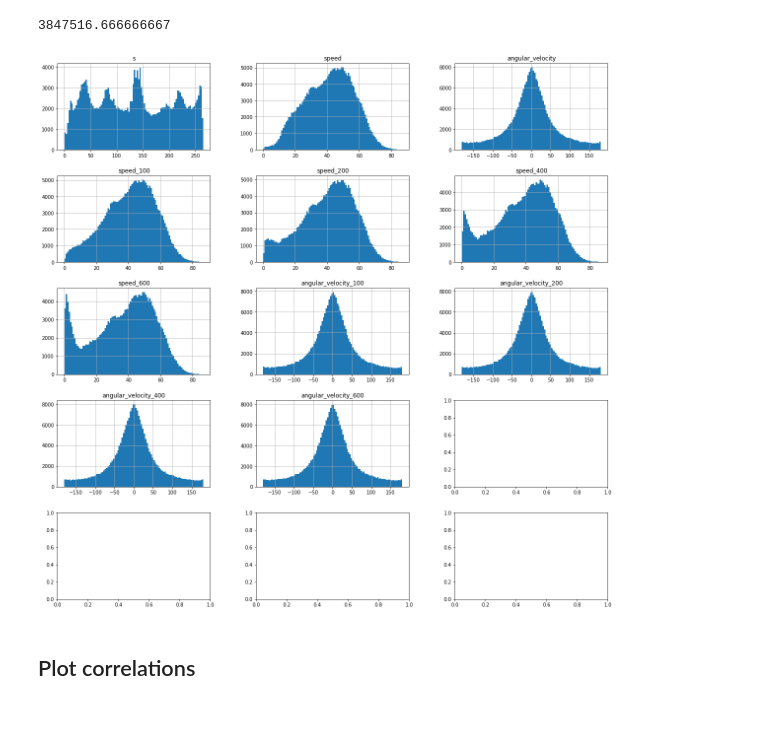
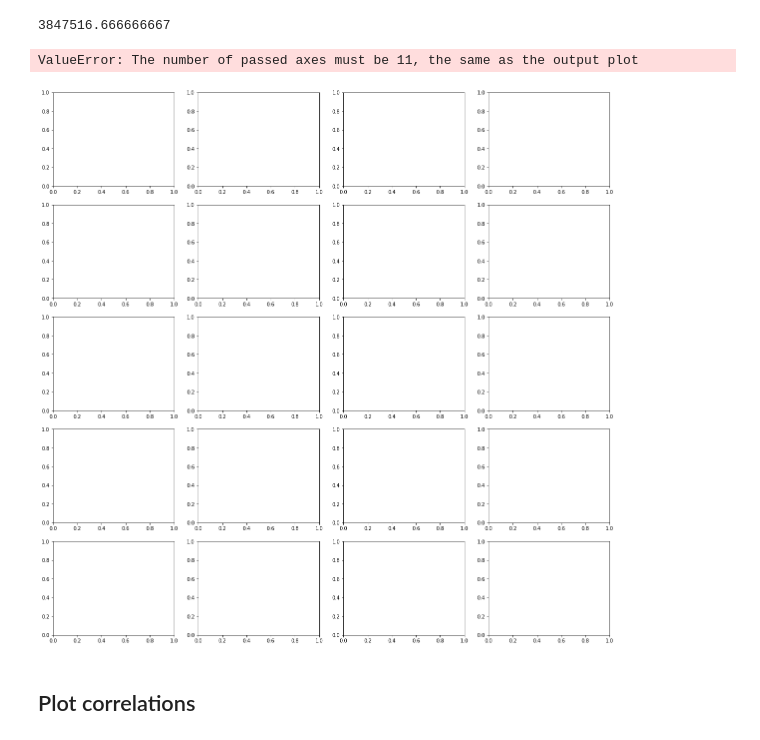
Before and after one commit to BrancoLab/LocomotionControl, a Jupyter notebook: analysis/ephys/glm/variables_correlation.ipynb, the cells around one changed output. Saved outputs shown, nothing was run; the diff lists cells and outputs as text; code cells hidden in the pictures.

Commit message:
glm data generation almost done

```diff
--- a/analysis/ephys/glm/variables_correlation.ipynb
+++ b/analysis/ephys/glm/variables_correlation.ipynb
@@ -123,11 +121,12 @@ then collect behavioral variable and curvature + variables offset by various del
 # %%
 variables = ("s", "speed", "angular_velocity")
 time_shifters = ("speed", "angular_velocity")
-time_shifts = (100, 200, 400, 600)
+time_shifts = (250, 500)
 
 variables_data = {
     **{v:[] for v in variables},
     **{f"{v}_{t}":[] for v in time_shifters for t in time_shifts},
+    **{f"d{v}_dt_{t}":[] for v in time_shifters for t in time_shifts},
 }
 
 
@@ -136,14 +135,20 @@ for REC in get_recording_names():
     bouts = trim_bouts(get_session_bouts(REC, complete=None, direction=None))
 
     for i, bout in bouts.iterrows():
-        variables_data["speed"].extend(body.speed[bout.trim_start:bout.trim_end])
+        cur_speed = body.speed[bout.trim_start:bout.trim_end]
+        cur_o = body.angular_velocity[bout.trim_start:bout.trim_end] / 60
+        variables_data["speed"].extend(cur_speed)
         variables_data["s"].extend(bout.s[bout.trim_start - bout.start_frame : bout.trim_end - bout.start_frame])
-        variables_data["angular_velocity"].extend(body.angular_velocity[bout.trim_start:bout.trim_end] / 60)
+        variables_data["angular_velocity"].extend(cur_o)
 
         for dt in time_shifts:
             dt_frames = int(dt/1000 * 60)
-            variables_data[f"speed_{dt}"].extend(body.speed[bout.trim_start+dt_frames:bout.trim_end+dt_frames])
-            variables_data[f"angular_velocity_{dt}"].extend(body.angular_velocity[bout.trim_start+dt_frames:bout.trim_end+dt_frames] / 60)
+            future_speed = body.speed[bout.trim_start+dt_frames:bout.trim_end+dt_frames]
+            future_o = body.angular_velocity[bout.trim_start+dt_frames:bout.trim_end+dt_frames] / 60
+            variables_data[f"speed_{dt}"].extend(future_speed)
+            variables_data[f"angular_velocity_{dt}"].extend(future_o)
+            variables_data[f"dspeed_dt_{dt}"].extend((future_speed - cur_speed))
+            variables_data[f"dangular_velocity_dt_{dt}"].extend((future_o - cur_o))
 
 data = pd.DataFrame(variables_data)
 print(len(data) / 60 * 1000)
@@ -165,11 +170,12 @@ def fit_line(X, Y,  ax):
     ax.plot(X, yhat, lw=3, color='r', label=f"R2={r2:.2f}")
     ax.legend(loc='upper right')
 # %%
-fig, axis = plt.subplots(5,3,figsize=(20, 20))
-axes = axis.flatten()[:11]
+fig, axis = plt.subplots(5,4,figsize=(20, 20))
+axes = axis.flatten()[:19]
 _ = data.hist(ax=axes, bins=100)
 # %% [output]
+ValueError: The number of passed axes must be 11, the same as the output plot
-[figure, old version]
+[figure, new version]
 # %% [markdown]
 ## Plot correlations
 # %%
```
Also changed, not shown: parts of 10 cells of this notebook, 6 other files.
